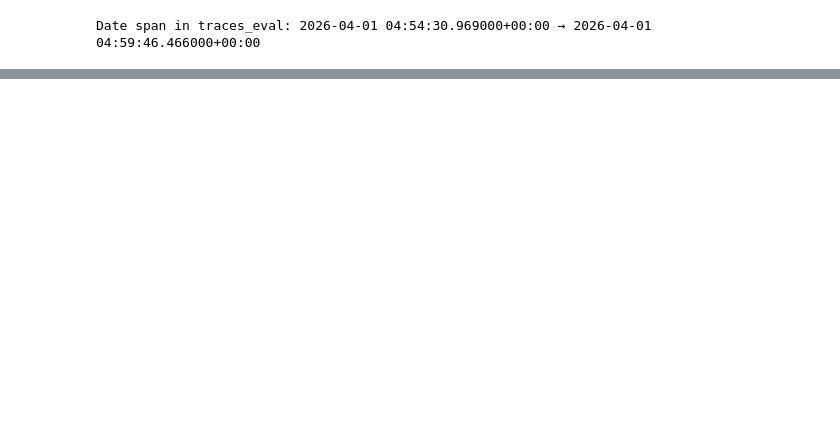
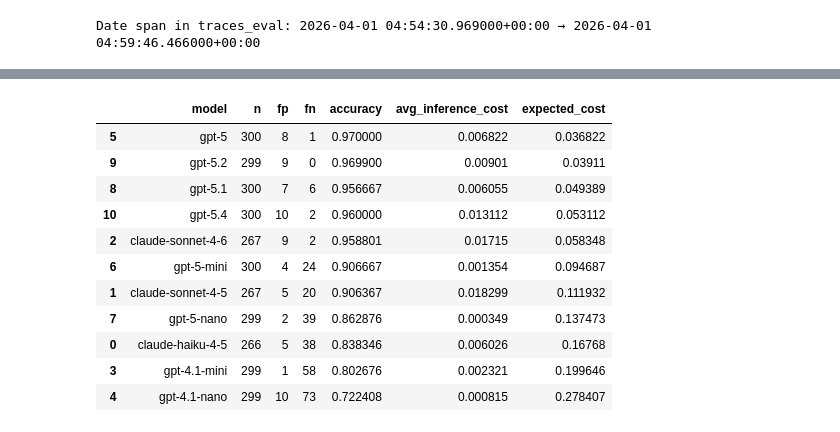
Before and after one commit to GeorgiiBurdinComo/llm-batch-eval, a Jupyter notebook: notebooks/accuracies.ipynb, the cells around one changed output, grey strips where cells are left out. Drawn from its saved outputs; the diff is of its cells as text; code cells hidden in the pictures; blank space fills up the shorter version.

```diff
--- a/notebooks/accuracies.ipynb
+++ b/notebooks/accuracies.ipynb
@@ -458,4 +462,19 @@ _meta = {
 (_export_root / "export_meta.json").write_text(json.dumps(_meta, indent=2), encoding="utf-8")
 
 print("LaTeX-friendly export:", _export_root.resolve())
+
+import shutil
+
+_thesis_export = Path("../../hsmw-thesis-master/assets/metrics_export")
+if _thesis_export.parent.is_dir():
+    _thesis_export.mkdir(parents=True, exist_ok=True)
+    for fname in ("metrics_tabular.tex", "metrics_macros.tex", "metrics_wide.csv", "export_meta.json"):
+        src = _export_root / fname
+        if src.is_file():
+            shutil.copy2(str(src), str(_thesis_export / fname))
+    if (_export_root / "metrics_long.csv").is_file():
+        shutil.copy2(str(_export_root / "metrics_long.csv"), str(_thesis_export / "metrics_long.csv"))
+    print("Thesis export:", _thesis_export.resolve())
+else:
+    print("Thesis assets dir not found — skipped:", _thesis_export)
 # %% [output]
@@ -533,0 +627,55 @@ History: /Users/georgiiburdi/DataspellProjects/benchmark_eval/streamlit_app/accu
+# %%
+# Expected cost E_t[C](m) = C_t(m) + (C_FP * FP + C_FN * FN) / n
+# C_FP and C_FN are operator parameters; default both to 1.0 USD.
+
+C_FP = 1.0
+C_FN = 1.0
+
+cost_scores = df[df["score_name"] == "cost_usd"].copy()
+cost_scores["cost_val"] = pd.to_numeric(cost_scores["value"], errors="coerce")
+
+avg_cost_per_model = (
+    cost_scores.groupby("model")["cost_val"]
+    .mean()
+    .reset_index()
+    .rename(columns={"cost_val": "avg_inference_cost"})
+)
+
+expected_cost_df = metrics_by_model[["model", "n", "tp", "fp", "tn", "fn", "accuracy"]].copy()
+expected_cost_df = expected_cost_df.merge(avg_cost_per_model, on="model", how="left")
+expected_cost_df["avg_inference_cost"] = expected_cost_df["avg_inference_cost"].fillna(0.0)
+
+expected_cost_df["expected_cost"] = (
+    expected_cost_df["avg_inference_cost"]
+    + (C_FP * expected_cost_df["fp"] + C_FN * expected_cost_df["fn"]) / expected_cost_df["n"]
+)
+
+expected_cost_df = expected_cost_df.sort_values("expected_cost", ascending=True)
+
+# Export CSV
+expected_cost_df.to_csv(_export_root / "expected_cost.csv", index=False)
+
+# Export LaTeX tabular
+_ec_tex_cols = ["model", "n", "fp", "fn", "accuracy", "avg_inference_cost", "expected_cost"]
+_ec_tex = expected_cost_df[_ec_tex_cols].copy()
+_ec_tex.columns = ["model", "n", "FP", "FN", "accuracy", "avg cost (USD)", "E[C] (USD)"]
+_ec_latex = _ec_tex.to_latex(index=False, escape=True, float_format="%.6f")
+(_export_root / "expected_cost_tabular.tex").write_text(
+    "% Auto-generated — last score day " + _batch_day + "\n"
+    f"% C_FP = {C_FP}, C_FN = {C_FN}\n"
+    "% \\input{expected_cost_tabular.tex} inside your table environment\n"
+    + _ec_latex
+    + "\n",
+    encoding="utf-8",
+)
+
+# Copy to thesis assets
+if _thesis_export.is_dir():
+    for fname in ("expected_cost.csv", "expected_cost_tabular.tex"):
+        src = _export_root / fname
+        if src.is_file():
+            shutil.copy2(str(src), str(_thesis_export / fname))
+
+print(f"Expected cost (C_FP={C_FP}, C_FN={C_FN}):")
+expected_cost_df[_ec_tex_cols]
+# %% [output]
@@ -533,0 +683,12 @@ History: /Users/georgiiburdi/DataspellProjects/benchmark_eval/streamlit_app/accu
+|  | model | n | fp | fn | accuracy | avg_inference_cost | expected_cost |
+| 5 | gpt-5 | 300 | 8 | 1 | 0.970000 | 0.006822 | 0.036822 |
+| 9 | gpt-5.2 | 299 | 9 | 0 | 0.969900 | 0.00901 | 0.03911 |
+| 8 | gpt-5.1 | 300 | 7 | 6 | 0.956667 | 0.006055 | 0.049389 |
+| 10 | gpt-5.4 | 300 | 10 | 2 | 0.960000 | 0.013112 | 0.053112 |
+| 2 | claude-sonnet-4-6 | 267 | 9 | 2 | 0.958801 | 0.01715 | 0.058348 |
+| 6 | gpt-5-mini | 300 | 4 | 24 | 0.906667 | 0.001354 | 0.094687 |
+| 1 | claude-sonnet-4-5 | 267 | 5 | 20 | 0.906367 | 0.018299 | 0.111932 |
+| 7 | gpt-5-nano | 299 | 2 | 39 | 0.862876 | 0.000349 | 0.137473 |
+| 0 | claude-haiku-4-5 | 266 | 5 | 38 | 0.838346 | 0.006026 | 0.16768 |
+| 3 | gpt-4.1-mini | 299 | 1 | 58 | 0.802676 | 0.002321 | 0.199646 |
+| 4 | gpt-4.1-nano | 299 | 10 | 73 | 0.722408 | 0.000815 | 0.278407 |
```
Also changed, not shown: parts of 9 cells of this notebook, 42 other files.
